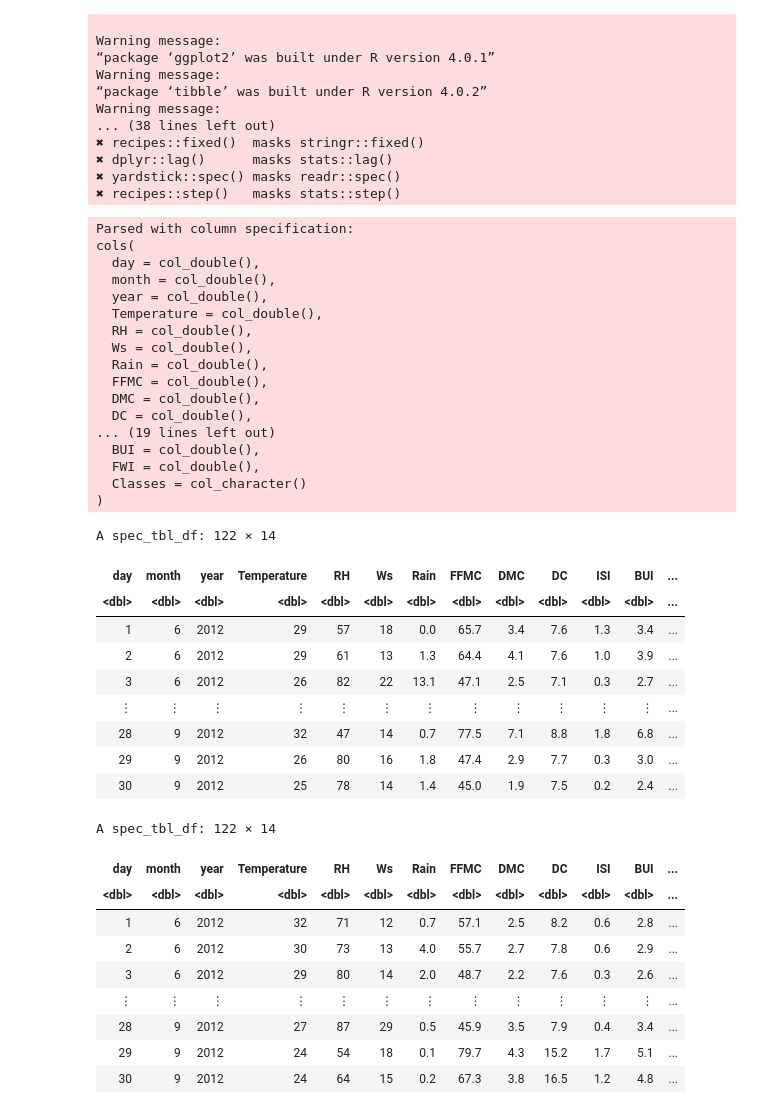
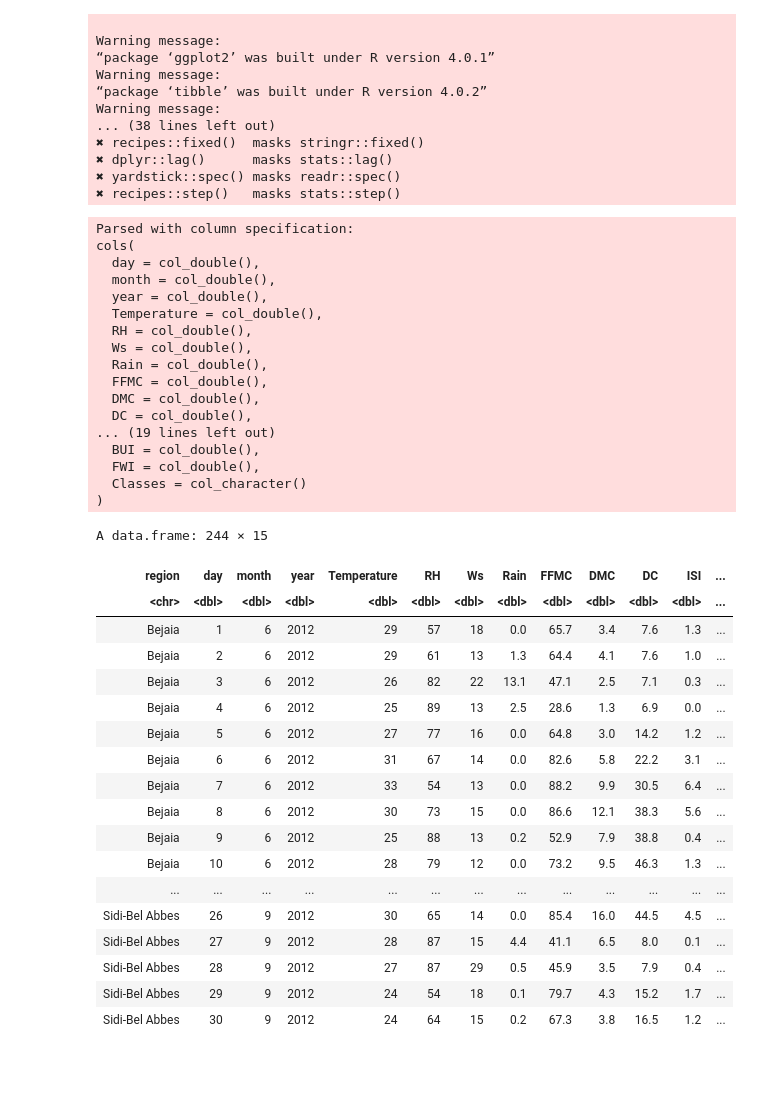
Before and after one commit to omertahi/DSCI100-Group26-Project, a Jupyter notebook: forest_fire_report.ipynb, the cells around one changed output. Drawn from its saved outputs; the diff is of its cells as text; code cells hidden in the pictures; blank space fills up the shorter version.

```diff
--- a/forest_fire_report.ipynb
+++ b/forest_fire_report.ipynb
@@ -31,44 +31,44 @@ Warning message:
 # %%
 Bej_data <- read_csv("data/forest_fires.csv", skip = 1, n_max = 122)
 SB_data <- read_csv("data/forest_fires.csv", skip = 126)
+forest_fires <- rbind(Bej_data, SB_data)
+forest_fires <- cbind(region = rep(c("Bejaia","Sidi-Bel Abbes"), each = 122), forest_fires)
 
-Bej_data
-SB_data
+forest_fires
 # %% [output]
 Parsed with column specification:
 cols(
   day = col_double(),
   month = col_double(),
   year = col_double(),
   Temperature = col_double(),
   RH = col_double(),
   Ws = col_double(),
   Rain = col_double(),
   FFMC = col_double(),
   DMC = col_double(),
   DC = col_double(),
 ... (19 lines left out)
   BUI = col_double(),
   FWI = col_double(),
   Classes = col_character()
 )
-A spec_tbl_df: 122 × 14
+A data.frame: 244 × 15
-| day | month | year | Temperature | RH | Ws | Rain | FFMC | DMC | DC | ISI | BUI | ... |
-| <dbl> | <dbl> | <dbl> | <dbl> | <dbl> | <dbl> | <dbl> | <dbl> | <dbl> | <dbl> | <dbl> | <dbl> | ... |
-| 1 | 6 | 2012 | 29 | 57 | 18 | 0.0 | 65.7 | 3.4 | 7.6 | 1.3 | 3.4 | ... |
-| 2 | 6 | 2012 | 29 | 61 | 13 | 1.3 | 64.4 | 4.1 | 7.6 | 1.0 | 3.9 | ... |
-| 3 | 6 | 2012 | 26 | 82 | 22 | 13.1 | 47.1 | 2.5 | 7.1 | 0.3 | 2.7 | ... |
-| ⋮ | ⋮ | ⋮ | ⋮ | ⋮ | ⋮ | ⋮ | ⋮ | ⋮ | ⋮ | ⋮ | ⋮ | ... |
-| 28 | 9 | 2012 | 32 | 47 | 14 | 0.7 | 77.5 | 7.1 | 8.8 | 1.8 | 6.8 | ... |
-| 29 | 9 | 2012 | 26 | 80 | 16 | 1.8 | 47.4 | 2.9 | 7.7 | 0.3 | 3.0 | ... |
-| 30 | 9 | 2012 | 25 | 78 | 14 | 1.4 | 45.0 | 1.9 | 7.5 | 0.2 | 2.4 | ... |
+| region | day | month | year | Temperature | RH | Ws | Rain | FFMC | DMC | DC | ISI | ... |
+| <chr> | <dbl> | <dbl> | <dbl> | <dbl> | <dbl> | <dbl> | <dbl> | <dbl> | <dbl> | <dbl> | <dbl> | ... |
+| Bejaia | 1 | 6 | 2012 | 29 | 57 | 18 | 0.0 | 65.7 | 3.4 | 7.6 | 1.3 | ... |
+| Bejaia | 2 | 6 | 2012 | 29 | 61 | 13 | 1.3 | 64.4 | 4.1 | 7.6 | 1.0 | ... |
+| Bejaia | 3 | 6 | 2012 | 26 | 82 | 22 | 13.1 | 47.1 | 2.5 | 7.1 | 0.3 | ... |
+| Bejaia | 4 | 6 | 2012 | 25 | 89 | 13 | 2.5 | 28.6 | 1.3 | 6.9 | 0.0 | ... |
+| Bejaia | 5 | 6 | 2012 | 27 | 77 | 16 | 0.0 | 64.8 | 3.0 | 14.2 | 1.2 | ... |
+| Bejaia | 6 | 6 | 2012 | 31 | 67 | 14 | 0.0 | 82.6 | 5.8 | 22.2 | 3.1 | ... |
+| Bejaia | 7 | 6 | 2012 | 33 | 54 | 13 | 0.0 | 88.2 | 9.9 | 30.5 | 6.4 | ... |
+| Bejaia | 8 | 6 | 2012 | 30 | 73 | 15 | 0.0 | 86.6 | 12.1 | 38.3 | 5.6 | ... |
+| Bejaia | 9 | 6 | 2012 | 25 | 88 | 13 | 0.2 | 52.9 | 7.9 | 38.8 | 0.4 | ... |
+| Bejaia | 10 | 6 | 2012 | 28 | 79 | 12 | 0.0 | 73.2 | 9.5 | 46.3 | 1.3 | ... |
+| ... | ... | ... | ... | ... | ... | ... | ... | ... | ... | ... | ... | ... |
+| Sidi-Bel Abbes | 26 | 9 | 2012 | 30 | 65 | 14 | 0.0 | 85.4 | 16.0 | 44.5 | 4.5 | ... |
+| Sidi-Bel Abbes | 27 | 9 | 2012 | 28 | 87 | 15 | 4.4 | 41.1 | 6.5 | 8.0 | 0.1 | ... |
+| Sidi-Bel Abbes | 28 | 9 | 2012 | 27 | 87 | 29 | 0.5 | 45.9 | 3.5 | 7.9 | 0.4 | ... |
+| Sidi-Bel Abbes | 29 | 9 | 2012 | 24 | 54 | 18 | 0.1 | 79.7 | 4.3 | 15.2 | 1.7 | ... |
+| Sidi-Bel Abbes | 30 | 9 | 2012 | 24 | 64 | 15 | 0.2 | 67.3 | 3.8 | 16.5 | 1.2 | ... |
-A spec_tbl_df: 122 × 14
-| day | month | year | Temperature | RH | Ws | Rain | FFMC | DMC | DC | ISI | BUI | ... |
-| <dbl> | <dbl> | <dbl> | <dbl> | <dbl> | <dbl> | <dbl> | <dbl> | <dbl> | <dbl> | <dbl> | <dbl> | ... |
-| 1 | 6 | 2012 | 32 | 71 | 12 | 0.7 | 57.1 | 2.5 | 8.2 | 0.6 | 2.8 | ... |
-| 2 | 6 | 2012 | 30 | 73 | 13 | 4.0 | 55.7 | 2.7 | 7.8 | 0.6 | 2.9 | ... |
-| 3 | 6 | 2012 | 29 | 80 | 14 | 2.0 | 48.7 | 2.2 | 7.6 | 0.3 | 2.6 | ... |
-| ⋮ | ⋮ | ⋮ | ⋮ | ⋮ | ⋮ | ⋮ | ⋮ | ⋮ | ⋮ | ⋮ | ⋮ | ... |
-| 28 | 9 | 2012 | 27 | 87 | 29 | 0.5 | 45.9 | 3.5 | 7.9 | 0.4 | 3.4 | ... |
-| 29 | 9 | 2012 | 24 | 54 | 18 | 0.1 | 79.7 | 4.3 | 15.2 | 1.7 | 5.1 | ... |
-| 30 | 9 | 2012 | 24 | 64 | 15 | 0.2 | 67.3 | 3.8 | 16.5 | 1.2 | 4.8 | ... |
```
Also changed, not shown: parts of 1 cell of this notebook.
